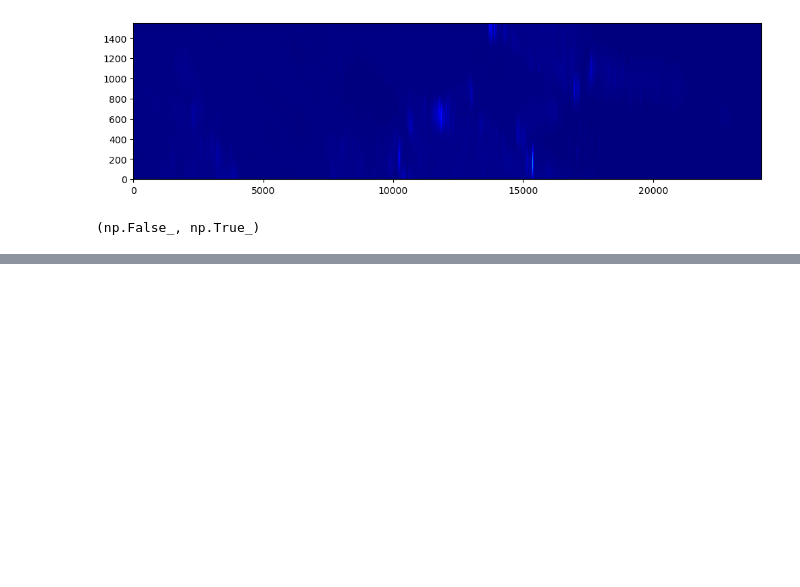
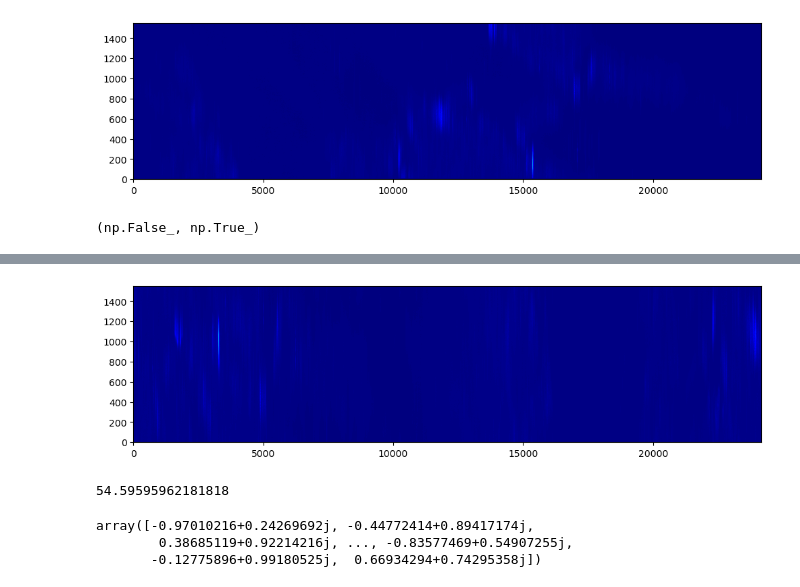
Before and after one commit to AndrewPlayer3/sar_processing, a Jupyter notebook: s1_level0/signal_analysis.ipynb, the cells around one changed output, grey strips where cells are left out. Drawn from its saved outputs; the diff is of its cells as text; code cells hidden in the pictures; blank space fills up the shorter version.

```diff
--- a/s1_level0/signal_analysis.ipynb
+++ b/s1_level0/signal_analysis.ipynb
@@ -939,0 +1090,7 @@ burst_length_seconds = get_gps_time_from_packet(burst_packets[-1]) - get_gps_tim
+# %%
+radar_data = ifft(radar_data, axis=1), axes=1)
+# %%
+radar_data_norm = np.abs(radar_data) / np.max(np.abs(radar_data))
+plot_signals(radar_data_norm)
+# %% [output]
+[figure, added]
@@ -939,0 +1135,4 @@ burst_length_seconds = get_gps_time_from_packet(burst_packets[-1]) - get_gps_tim
+# %%
+range_sample_freq
+# %% [output]
+54.59595962181818
@@ -939,0 +1144,6 @@ burst_length_seconds = get_gps_time_from_packet(burst_packets[-1]) - get_gps_tim
+# %%
+az_filter[0]
+# %% [output]
+array([-0.97010216+0.24269692j, -0.44772414+0.89417174j,
+        0.38685119+0.92214216j, ..., -0.83577469+0.54907255j,
+       -0.12775896+0.99180525j,  0.66934294+0.74295358j])
```
Also changed, not shown: parts of 22 cells of this notebook.
